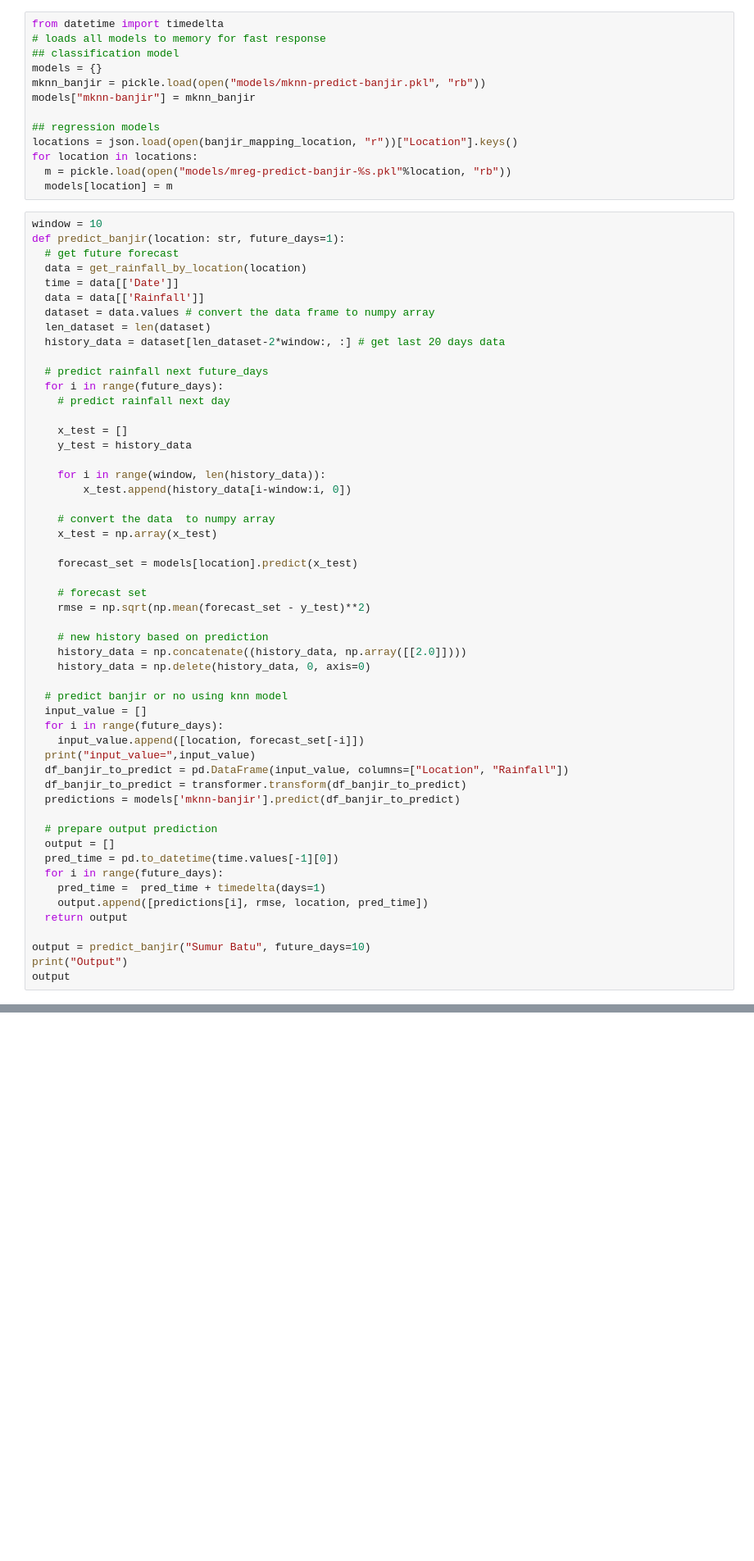
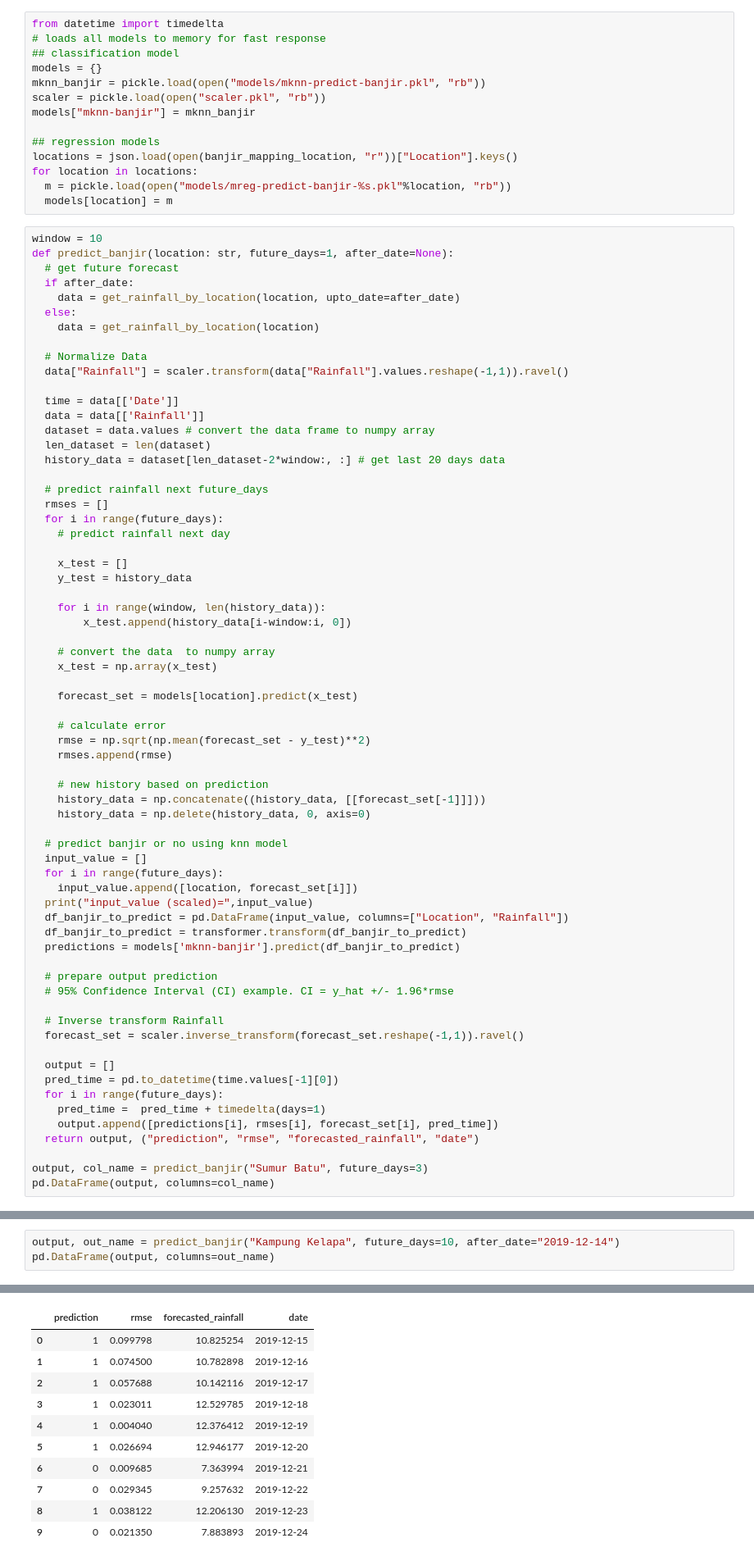
Before and after one commit to red-hat-bangkit/predict-ml, a Jupyter notebook: Predict.ipynb, the cells around one changed output, grey strips where cells are left out. Shown at 82% size. Drawn from its saved outputs; the diff is of its cells as text; blank space fills up the shorter version.

```diff
--- a/Predict.ipynb
+++ b/Predict.ipynb
@@ -635,6 +666,7 @@ from datetime import timedelta
 ## classification model
 models = {}
 mknn_banjir = pickle.load(open("models/mknn-predict-banjir.pkl", "rb"))
+scaler = pickle.load(open("scaler.pkl", "rb"))
 models["mknn-banjir"] = mknn_banjir
 
 ## regression models
@@ -644,9 +676,16 @@ for location in locations:
   models[location] = m
 # %%
 window = 10
-def predict_banjir(location: str, future_days=1):
+def predict_banjir(location: str, future_days=1, after_date=None):
   # get future forecast
-  data = get_rainfall_by_location(location)
+  if after_date:
+    data = get_rainfall_by_location(location, upto_date=after_date)
+  else:
+    data = get_rainfall_by_location(location)
+
+  # Normalize Data
+  data["Rainfall"] = scaler.transform(data["Rainfall"].values.reshape(-1,1)).ravel()
+
   time = data[['Date']]
   data = data[['Rainfall']]
   dataset = data.values # convert the data frame to numpy array
@@ -654,6 +693,7 @@ def predict_banjir(location: str, future_days=1):
   history_data = dataset[len_dataset-2*window:, :] # get last 20 days data
 
   # predict rainfall next future_days
+  rmses = []
   for i in range(future_days):
     # predict rainfall next day
 
@@ -668,31 +708,36 @@ def predict_banjir(location: str, future_days=1):
 
     forecast_set = models[location].predict(x_test)
 
-    # forecast set
+    # calculate error
     rmse = np.sqrt(np.mean(forecast_set - y_test)**2)
+    rmses.append(rmse)
 
     # new history based on prediction
-    history_data = np.concatenate((history_data, np.array([[2.0]])))
+    history_data = np.concatenate((history_data, [[forecast_set[-1]]]))
     history_data = np.delete(history_data, 0, axis=0)
 
   # predict banjir or no using knn model
   input_value = []
   for i in range(future_days):
-    input_value.append([location, forecast_set[-i]])
-  print("input_value=",input_value)
+    input_value.append([location, forecast_set[i]])
+  print("input_value (scaled)=",input_value)
   df_banjir_to_predict = pd.DataFrame(input_value, columns=["Location", "Rainfall"])
   df_banjir_to_predict = transformer.transform(df_banjir_to_predict)
   predictions = models['mknn-banjir'].predict(df_banjir_to_predict)
 
   # prepare output prediction
+  # 95% Confidence Interval (CI) example. CI = y_hat +/- 1.96*rmse
+
+  # Inverse transform Rainfall
+  forecast_set = scaler.inverse_transform(forecast_set.reshape(-1,1)).ravel()
+
   output = []
   pred_time = pd.to_datetime(time.values[-1][0])
   for i in range(future_days):
     pred_time =  pred_time + timedelta(days=1)
-    output.append([predictions[i], rmse, location, pred_time])
-  return output
+    output.append([predictions[i], rmses[i], forecast_set[i], pred_time])
+  return output, ("prediction", "rmse", "forecasted_rainfall", "date")
 
-output = predict_banjir("Sumur Batu", future_days=10)
-print("Output")
-output
+output, col_name = predict_banjir("Sumur Batu", future_days=3)
+pd.DataFrame(output, columns=col_name)
 # %% [output]
@@ -710,0 +765,4 @@ Output
+# %%
+output, out_name = predict_banjir("Kampung Kelapa", future_days=10, after_date="2019-12-14")
+pd.DataFrame(output, columns=out_name)
+# %% [output]
@@ -710,0 +770,11 @@ Output
+|  | prediction | rmse | forecasted_rainfall | date |
+| 0 | 1 | 0.099798 | 10.825254 | 2019-12-15 |
+| 1 | 1 | 0.074500 | 10.782898 | 2019-12-16 |
+| 2 | 1 | 0.057688 | 10.142116 | 2019-12-17 |
+| 3 | 1 | 0.023011 | 12.529785 | 2019-12-18 |
+| 4 | 1 | 0.004040 | 12.376412 | 2019-12-19 |
+| 5 | 1 | 0.026694 | 12.946177 | 2019-12-20 |
+| 6 | 0 | 0.009685 | 7.363994 | 2019-12-21 |
+| 7 | 0 | 0.029345 | 9.257632 | 2019-12-22 |
+| 8 | 1 | 0.038122 | 12.206130 | 2019-12-23 |
+| 9 | 0 | 0.021350 | 7.883893 | 2019-12-24 |
```
Also changed, not shown: parts of 22 cells of this notebook.
